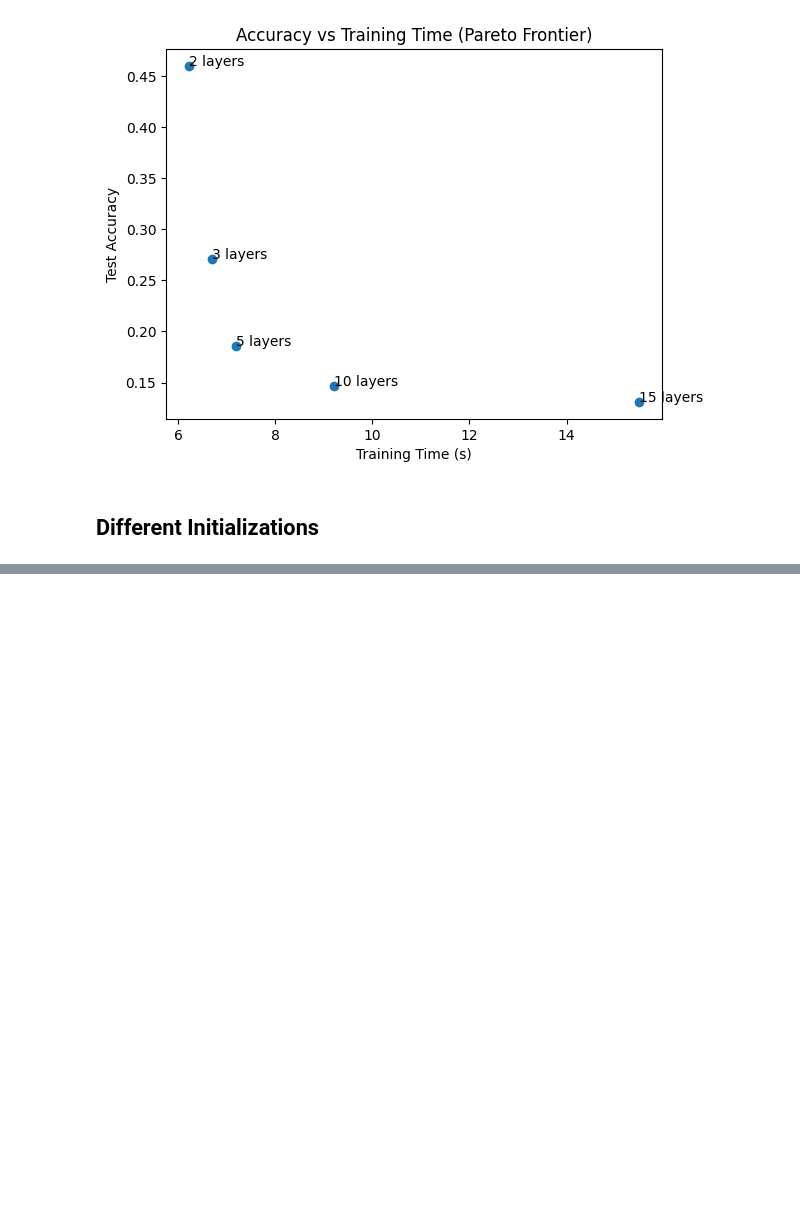
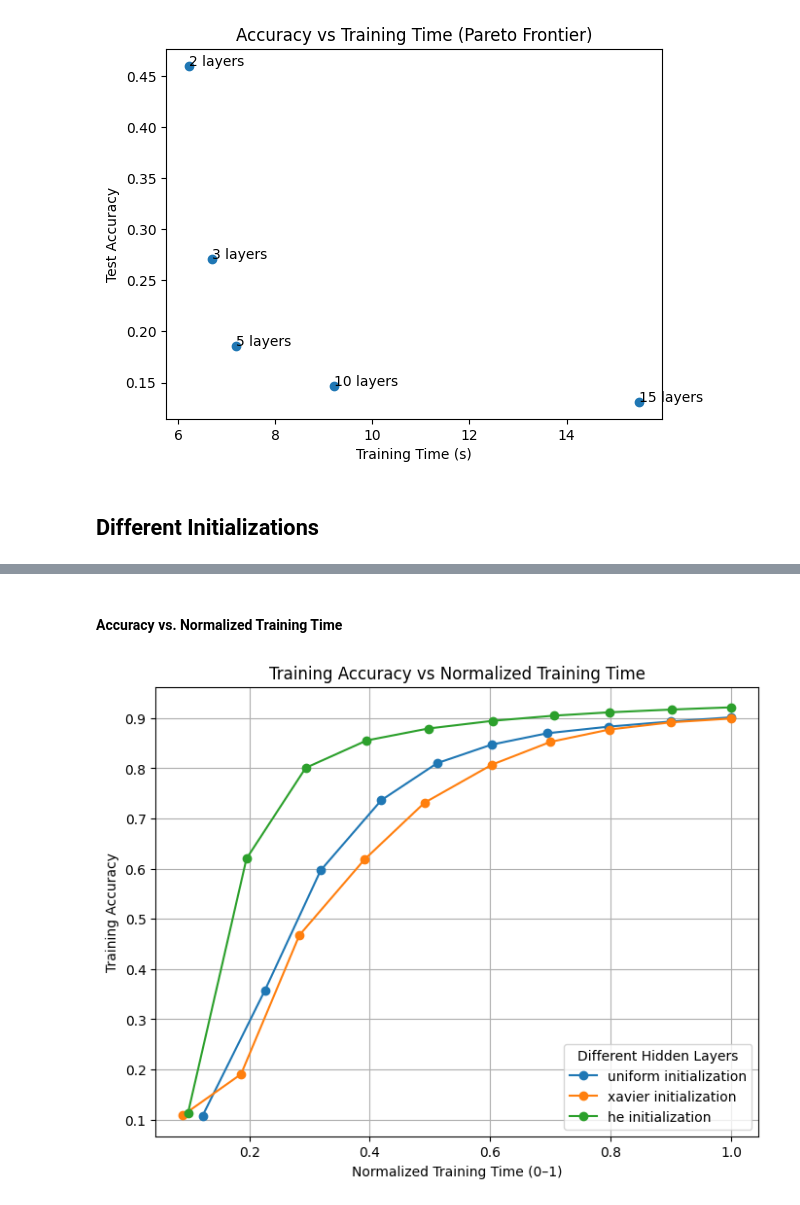
Before and after one commit to Featherless-bipod/variableMLP, a Jupyter notebook: src/main2.ipynb, the cells around one changed output, grey strips where cells are left out. Saved outputs shown, nothing was run; the diff lists cells and outputs as text; code cells hidden in the pictures; blank space fills up the shorter version.

```diff
--- a/src/main2.ipynb
+++ b/src/main2.ipynb
@@ -248,0 +283,22 @@ KeyboardInterrupt:
+# %% [markdown]
+#### Accuracy vs. Normalized Training Time
+# %%
+plt.figure(figsize=(8,6))
+
+for i, I in enumerate(Iresults_dic):
+    times = np.array(Iresults_dic[I]["time"])
+    accs = np.array(Iresults_dic[I]["acc"])
+
+    cumulative_times = np.cumsum(times)
+    norm_times = cumulative_times / cumulative_times[-1]
+
+    plt.plot(norm_times, accs, marker='o', label=f"{I} initialization")
+
+plt.xlabel("Normalized Training Time (0–1)")
+plt.ylabel("Training Accuracy")
+plt.title("Training Accuracy vs Normalized Training Time")
+plt.legend(title="Different Hidden Layers")
+plt.grid(True)
+plt.show()
+# %% [output]
+[figure, added]
```
Also changed, not shown: parts of 5 cells of this notebook.
